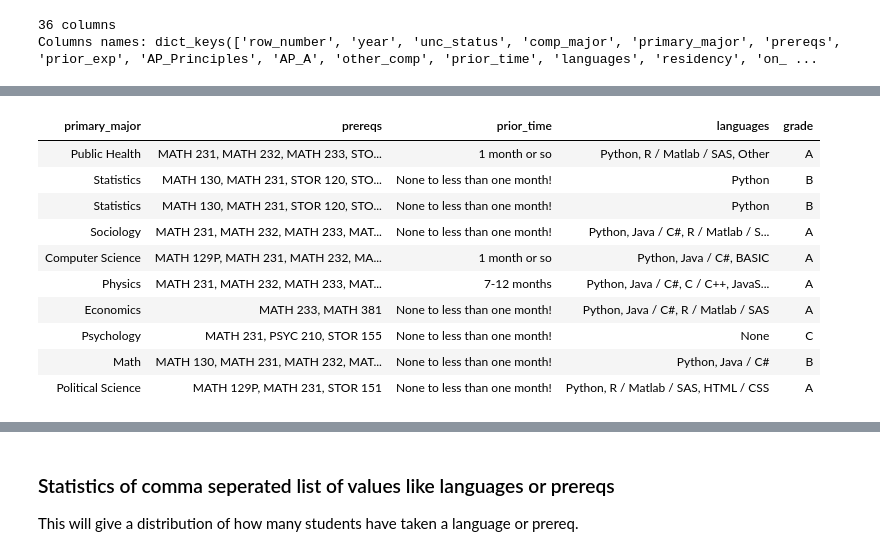
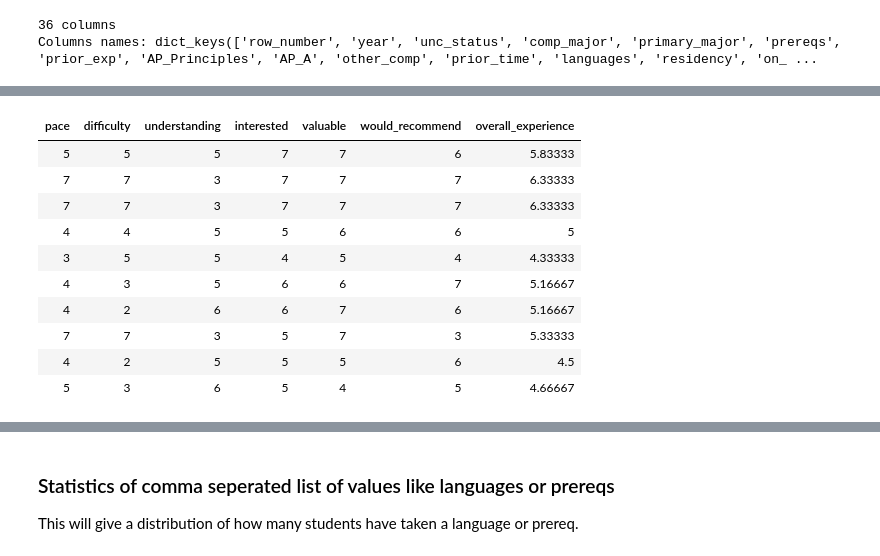
Before and after one commit to vondoste/comp110-21s-workspace, a Jupyter notebook: projects/pj01/analysis.ipynb, the cells around one changed output, grey strips where cells are left out. Cells and saved outputs as stored; diff of their text form; code cells hidden in the pictures.

```diff
--- a/projects/pj01/analysis.ipynb
+++ b/projects/pj01/analysis.ipynb
@@ -90,20 +75,24 @@ Pull out some columns.
 # %%
-from data_utils import select, head, count
+from data_utils import select, head, count, average_columns
 from tabulate import tabulate
 
 
-selected_data: dict[str, list[str]] = select(data_cols, ["primary_major", "prereqs", "prior_time", "languages", "grade"])
+selected_data: dict[str, list[str]] = select(data_cols, ["pace", "difficulty", "understanding", "interested", "valuable", "would_recommend"])
+
+data_cols["overall_experience"] = average_columns(selected_data)  # Add to our working data table.
+selected_data["overall_experience"] = average_columns(selected_data)  # Add to selected data for a preview.
+
 
 tabulate(head(selected_data, 10), selected_data.keys(), "html")
 # %% [output]
-| primary_major | prereqs | prior_time | languages | grade |
-| Public Health | MATH 231, MATH 232, MATH 233, STO... | 1 month or so | Python, R / Matlab / SAS, Other | A |
-| Statistics | MATH 130, MATH 231, STOR 120, STO... | None to less than one month! | Python | B |
-| Statistics | MATH 130, MATH 231, STOR 120, STO... | None to less than one month! | Python | B |
-| Sociology | MATH 231, MATH 232, MATH 233, MAT... | None to less than one month! | Python, Java / C#, R / Matlab / S... | A |
-| Computer Science | MATH 129P, MATH 231, MATH 232, MA... | 1 month or so | Python, Java / C#, BASIC | A |
-| Physics | MATH 231, MATH 232, MATH 233, MAT... | 7-12 months | Python, Java / C#, C / C++, JavaS... | A |
-| Economics | MATH 233, MATH 381 | None to less than one month! | Python, Java / C#, R / Matlab / SAS | A |
-| Psychology | MATH 231, PSYC 210, STOR 155 | None to less than one month! | None | C |
-| Math | MATH 130, MATH 231, MATH 232, MAT... | None to less than one month! | Python, Java / C# | B |
-| Political Science | MATH 129P, MATH 231, STOR 151 | None to less than one month! | Python, R / Matlab / SAS, HTML / CSS | A |
+| pace | difficulty | understanding | interested | valuable | would_recommend | overall_experience |
+| 5 | 5 | 5 | 7 | 7 | 6 | 5.83333 |
+| 7 | 7 | 3 | 7 | 7 | 7 | 6.33333 |
+| 7 | 7 | 3 | 7 | 7 | 7 | 6.33333 |
+| 4 | 4 | 5 | 5 | 6 | 6 | 5 |
+| 3 | 5 | 5 | 4 | 5 | 4 | 4.33333 |
+| 4 | 3 | 5 | 6 | 6 | 7 | 5.16667 |
+| 4 | 2 | 6 | 6 | 7 | 6 | 5.16667 |
+| 7 | 7 | 3 | 5 | 7 | 3 | 5.33333 |
+| 4 | 2 | 5 | 5 | 5 | 6 | 4.5 |
+| 5 | 3 | 6 | 5 | 4 | 5 | 4.66667 |
```
Also changed, not shown: parts of 9 cells of this notebook, 1 other file.
